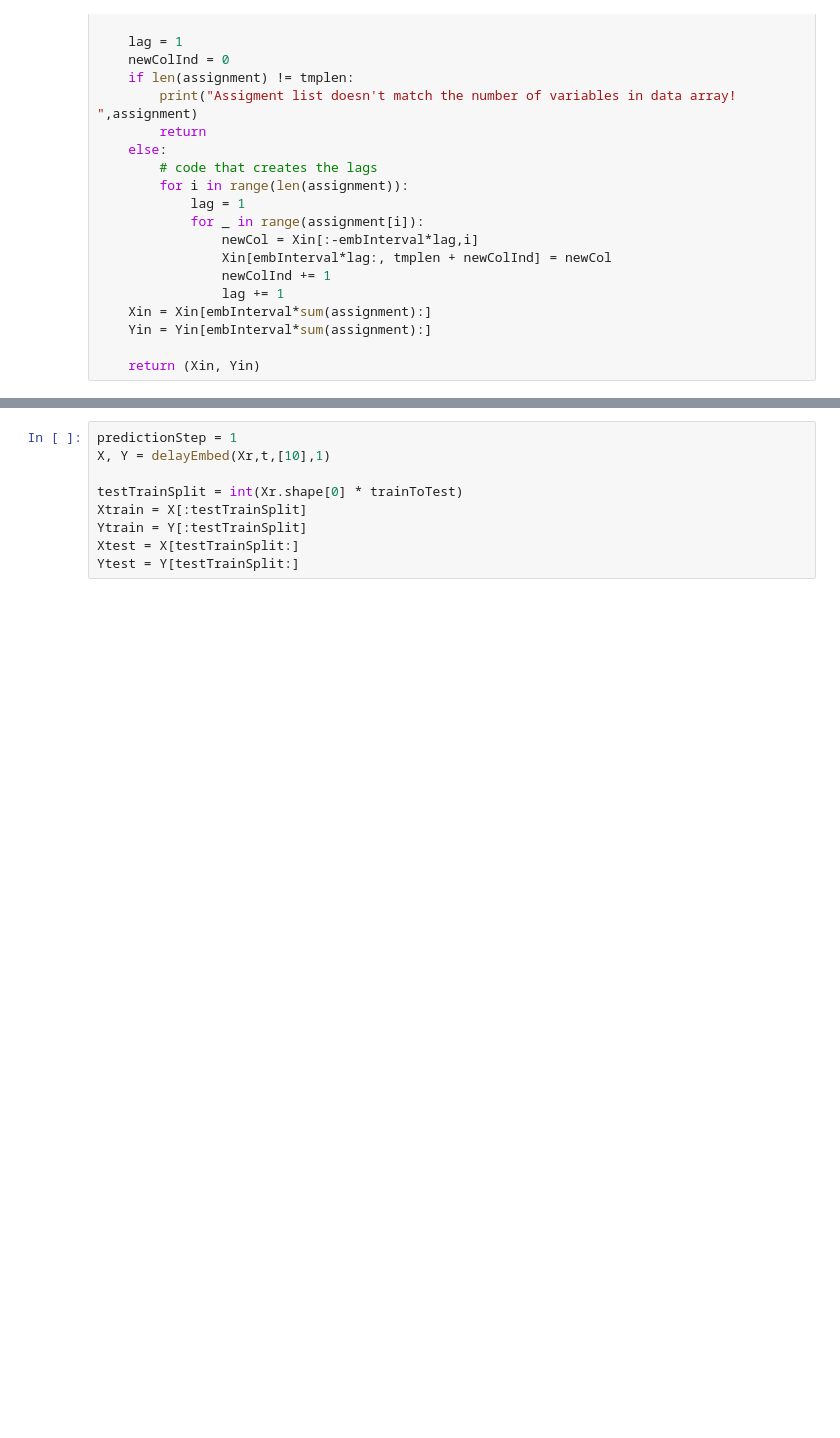
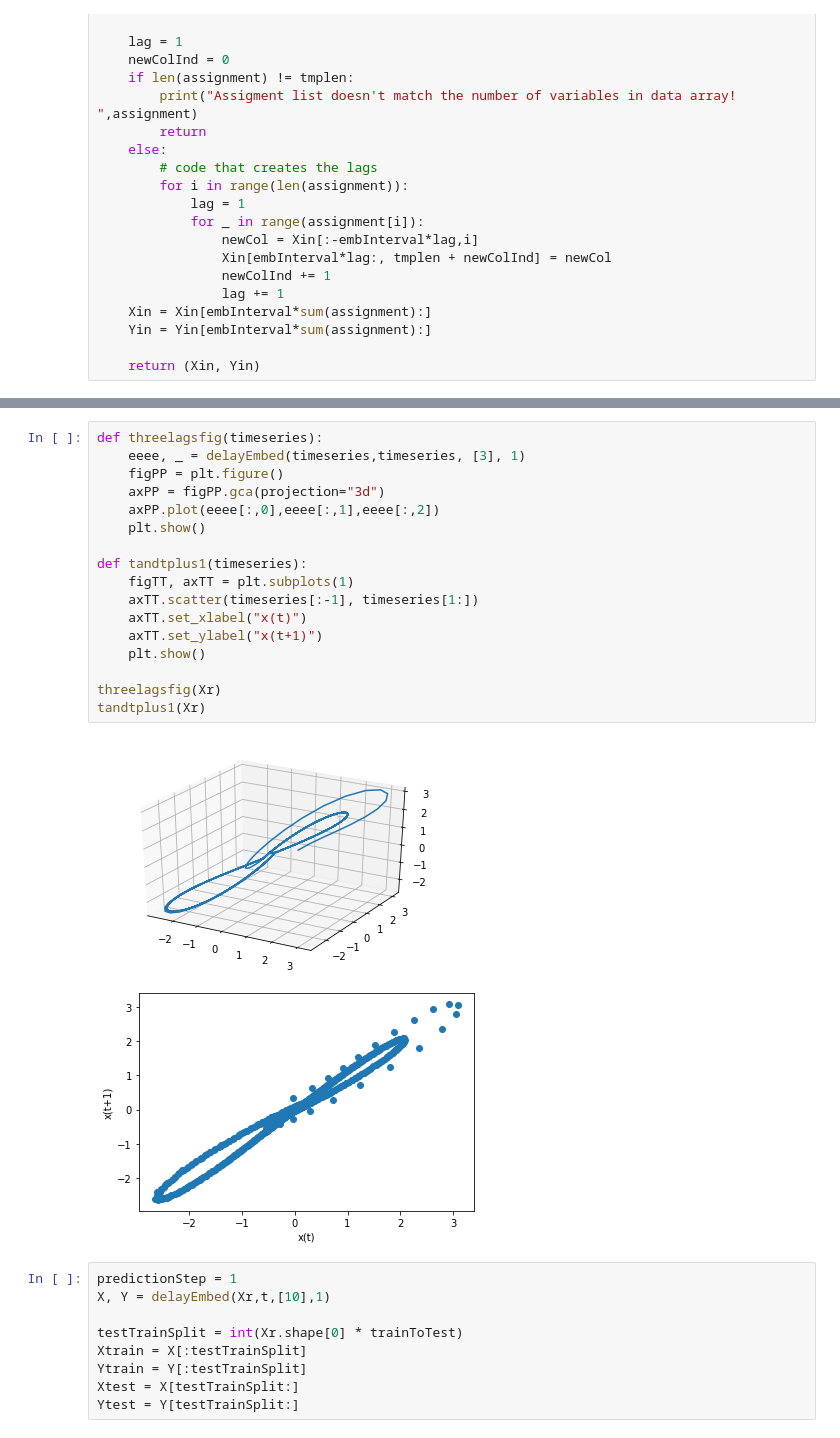
Before and after one commit to kenflat2/Nonlinear-Regression, a Jupyter notebook: Nonstationary SMap.ipynb, the cells around one changed output, grey strips where cells are left out. Drawn from its saved outputs; the diff is of its cells as text; blank space fills up the shorter version.

```diff
--- a/Nonstationary SMap.ipynb
+++ b/Nonstationary SMap.ipynb
@@ -251,3 +270,23 @@ plt.show()
+# %%
+def threelagsfig(timeseries):
+    eeee, _ = delayEmbed(timeseries,timeseries, [3], 1)
+    figPP = plt.figure()
+    axPP = figPP.gca(projection="3d")
+    axPP.plot(eeee[:,0],eeee[:,1],eeee[:,2])
+    plt.show()
+
+def tandtplus1(timeseries):
+    figTT, axTT = plt.subplots(1)
+    axTT.scatter(timeseries[:-1], timeseries[1:])
+    axTT.set_xlabel("x(t)")
+    axTT.set_ylabel("x(t+1)")
+    plt.show()
+
+threelagsfig(Xr)
+tandtplus1(Xr)
+# %% [output]
+[figure, added]
+[figure, added]
 # %%
 predictionStep = 1
 X, Y = delayEmbed(Xr,t,[10],1)
```
Also changed, not shown: parts of 16 cells of this notebook, 1 other file.
